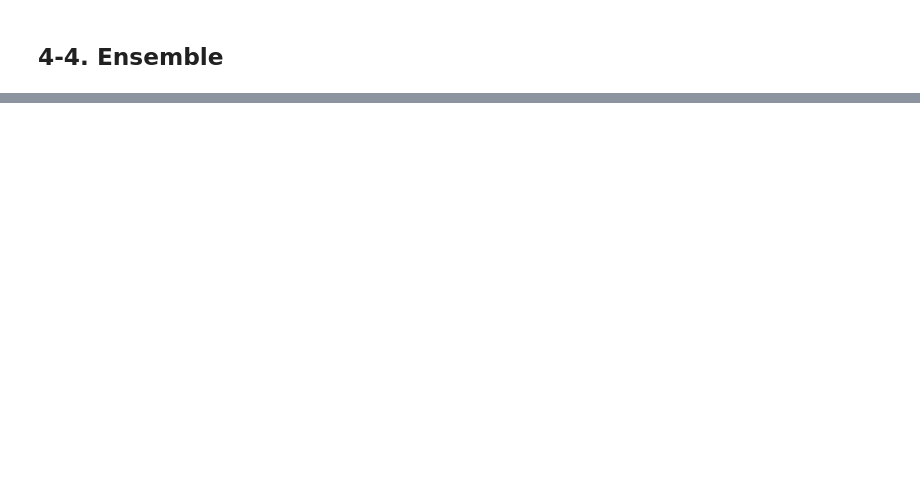
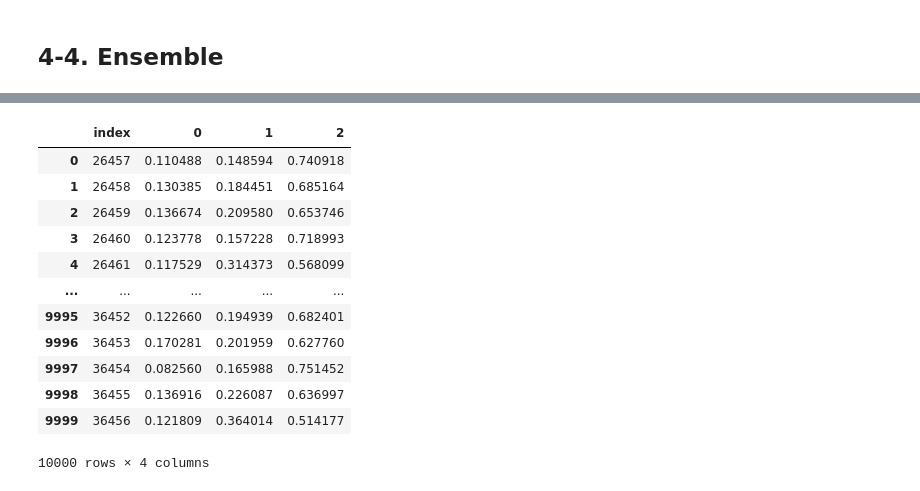
Before and after one commit to Sejong-Kaggle-Challengers-2nd/Choi_YoungMin, a Jupyter notebook: creditcard_overdue/baseline_model.ipynb, the cells around one changed output, grey strips where cells are left out. Saved outputs shown, nothing was run; the diff lists cells and outputs as text; code cells hidden in the pictures; blank space fills up the shorter version.

```diff
--- a/creditcard_overdue/baseline_model.ipynb
+++ b/creditcard_overdue/baseline_model.ipynb
@@ -218,24 +281,21 @@ Fitting 10 folds for each of 12 candidates, totalling 120 fits
 # %%
-from sklearn.ensemble import VotingClassifier
-from sklearn.model_selection import cross_val_score
-
-kfold = k_fold.split(X_train, y_train)
-
 voting = VotingClassifier(estimators=[('forest', forest_best),
-                                     ('knn', knn_best),
-                                     ('lr', lr_best)],
+                                      ('lr', lr_best),
+                                      ('svm', svm_best)],
                          voting='soft',
                          n_jobs=-1)
 
+"""
 scores = cross_val_score(estimator=voting,
-                        X=X_train,
-                        y=y_train,
-                        cv=10,
-                        n_jobs=1)
+                         X=X_train,
+                         y=y_train,
+                         cv=10,
+                         n_jobs=-1)
 
 print('CV 정확도: {} +/- {}'.format(np.mean(scores), np.std(scores)))
+"""
 
 voting = voting.fit(X_train, y_train)
 
-y_pred_vote = voting.predict(X_train)
-predict_vote = voting.predict_proba(X_test)
+val_pred_voting = voting.predict_proba(X_val)
+predict_voting = voting.predict_proba(X_test)
@@ -378,0 +524,19 @@ submission.to_csv('submit.csv', header=True, index=False)
+# %%
+submission['0'] = predict_voting['0']
+submission['1'] = predict_voting['1']
+submission['2'] = predict_voting['2']
+submission
+# %% [output]
+|  | index | 0 | 1 | 2 |
+| 0 | 26457 | 0.110488 | 0.148594 | 0.740918 |
+| 1 | 26458 | 0.130385 | 0.184451 | 0.685164 |
+| 2 | 26459 | 0.136674 | 0.209580 | 0.653746 |
+| 3 | 26460 | 0.123778 | 0.157228 | 0.718993 |
+| 4 | 26461 | 0.117529 | 0.314373 | 0.568099 |
+| ... | ... | ... | ... | ... |
+| 9995 | 36452 | 0.122660 | 0.194939 | 0.682401 |
+| 9996 | 36453 | 0.170281 | 0.201959 | 0.627760 |
+| 9997 | 36454 | 0.082560 | 0.165988 | 0.751452 |
+| 9998 | 36455 | 0.136916 | 0.226087 | 0.636997 |
+| 9999 | 36456 | 0.121809 | 0.364014 | 0.514177 |
+10000 rows × 4 columns
```
Also changed, not shown: parts of 74 cells of this notebook, 3 other files.
